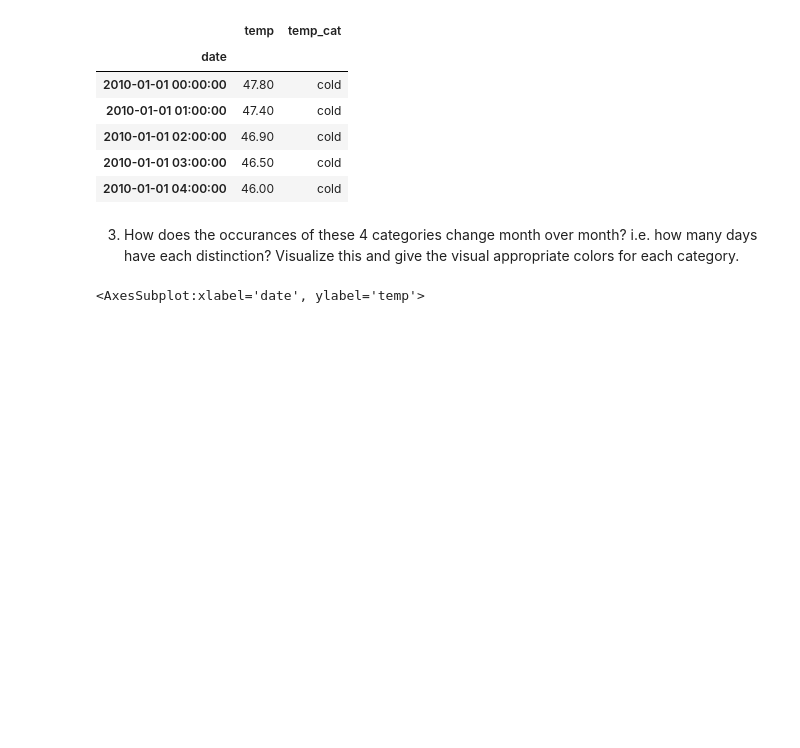
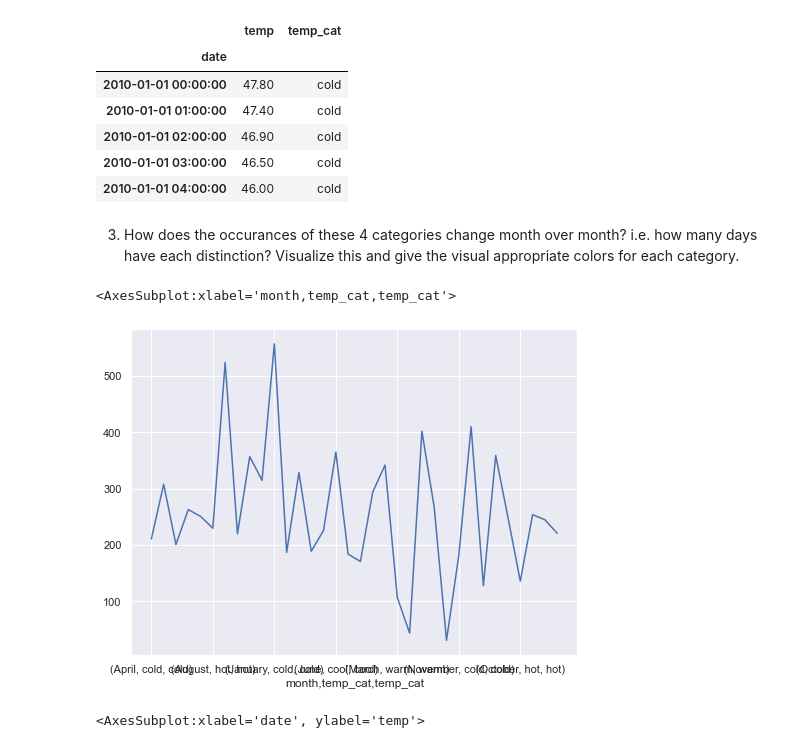
Before and after one commit to Tyler-Applegate/time-series-exercises, a Jupyter notebook: working_with_time_series.ipynb, the cells around one changed output. Saved outputs shown, nothing was run; the diff lists cells and outputs as text; code cells hidden in the pictures; blank space fills up the shorter version.

```diff
--- a/working_with_time_series.ipynb
+++ b/working_with_time_series.ipynb
@@ -469,6 +477,13 @@ df.head()
 3. How does the occurances of these 4 categories change month over month? i.e. how many days have each distinction? Visualize this and give the visual appropriate colors for each category.
 # %%
 months = df.resample('M')
+# %%
+df = prepare.add_month_col(df)
+# %%
+df.reset_index().groupby(['month', 'temp_cat']).temp_cat.value_counts().plot()
+# %% [output]
+<AxesSubplot:xlabel='month,temp_cat,temp_cat'>
+[figure, added]
 # %%
 sns.lineplot(data = df, x = 'date', y = 'temp', ci = 0, hue = 'temp_cat')
 # %% [output]
```
Also changed, not shown: parts of 1 cell of this notebook.
